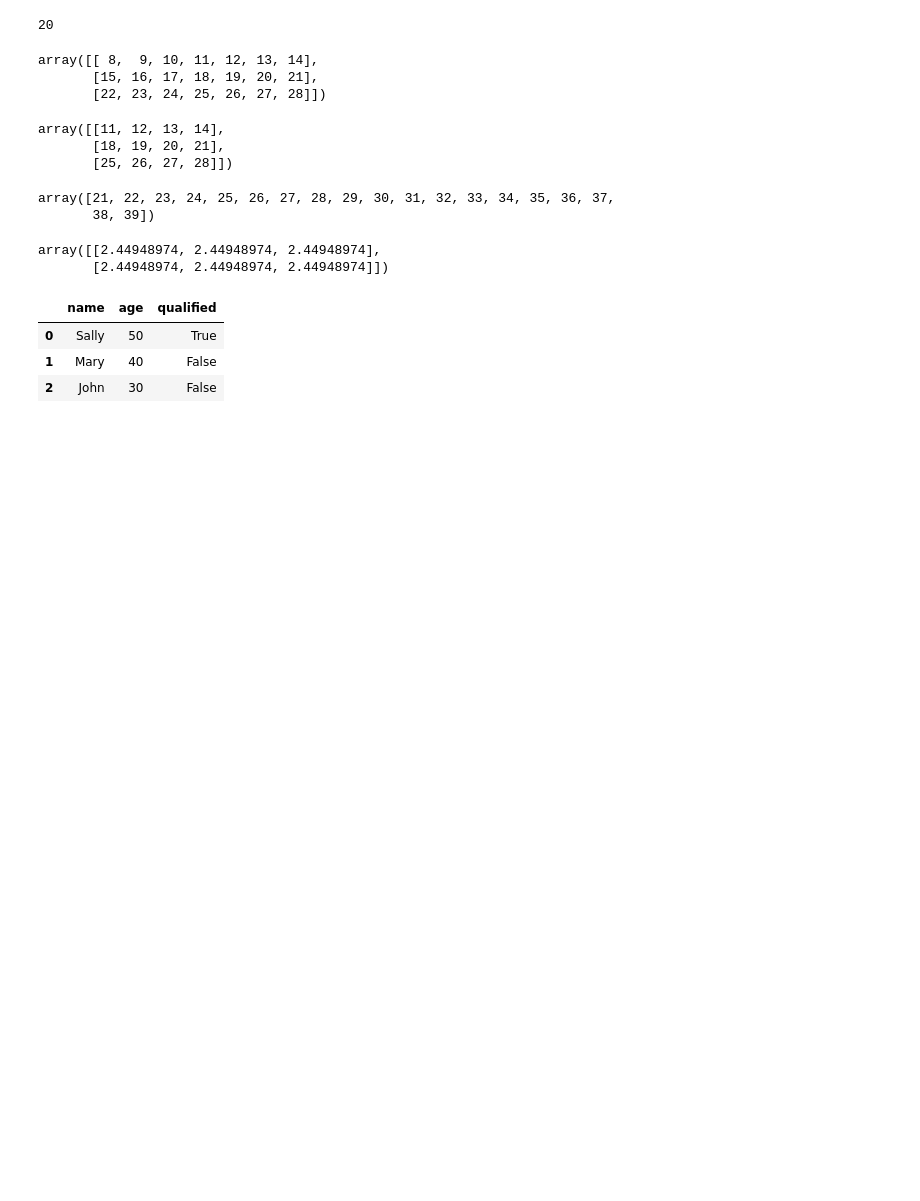
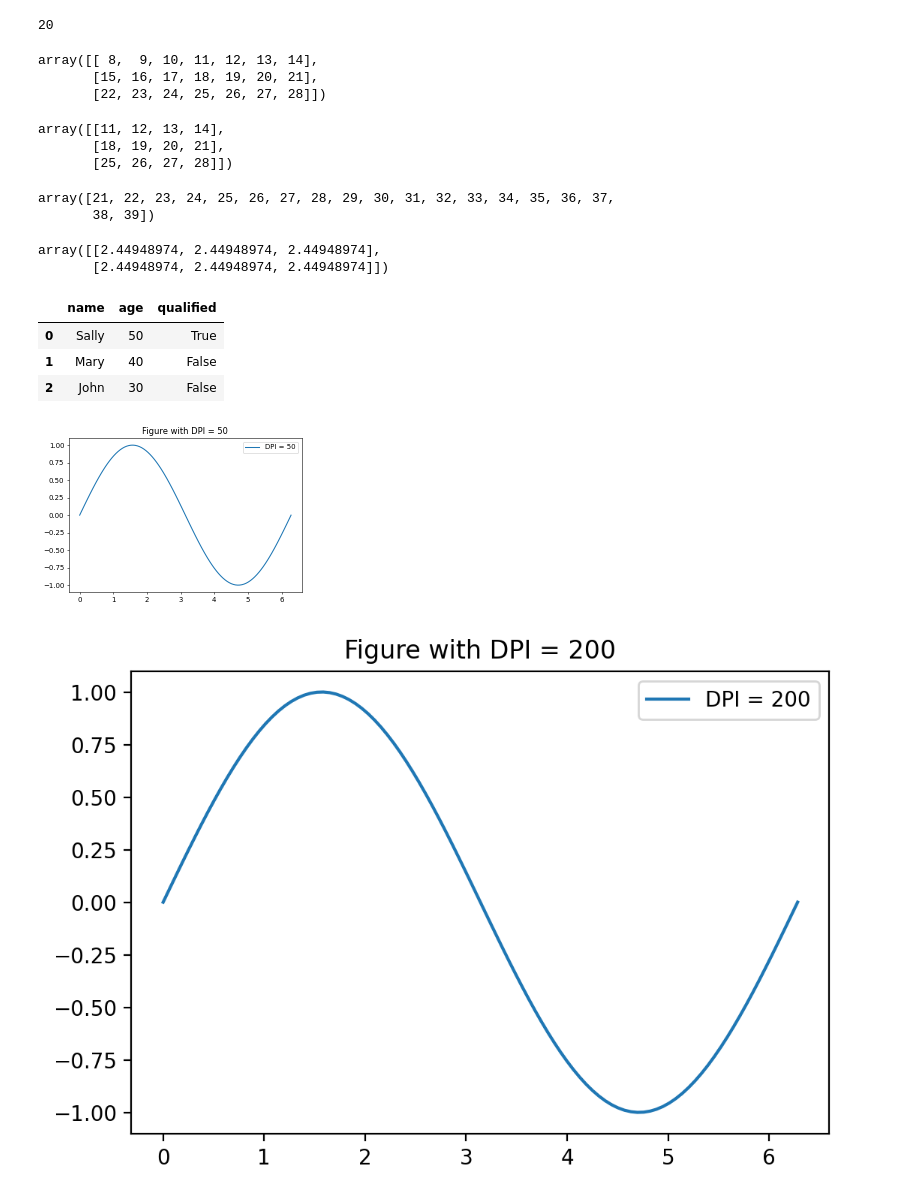
Before and after one commit to MuhammadAdil1234/Practice-Python-For-Data-Science, a Jupyter notebook: Detail Practice Python NumPy Pandas/Untitled.ipynb, the cells around one changed output. Drawn from its saved outputs; the diff is of its cells as text; code cells hidden in the pictures; blank space fills up the shorter version.

Commit message:
detail practice matplotlib

```diff
--- a/Detail Practice Python NumPy Pandas/Untitled.ipynb
+++ b/Detail Practice Python NumPy Pandas/Untitled.ipynb
@@ -292,3 +292,27 @@ newdf
 | 0 | Sally | 50 | True |
 | 1 | Mary | 40 | False |
 | 2 | John | 30 | False |
+# %%
+import matplotlib.pyplot as plt
+import numpy as np
+
+# Data for the plot
+x = np.linspace(0, 2 * np.pi, 100)
+y = np.sin(x)
+
+# Create two figures with different DPI values
+plt.figure(figsize=(6, 4), dpi=50)
+plt.plot(x, y, label='DPI = 50')
+plt.title('Figure with DPI = 50')
+plt.legend()
+
+plt.figure(figsize=(6, 4), dpi=200)
+plt.plot(x, y, label='DPI = 200')
+plt.title('Figure with DPI = 200')
+plt.legend()
+
+# Show the plots
+plt.show()
+# %% [output]
+[figure, added]
+[figure, added]
```
Also changed, not shown: 3 other files.
